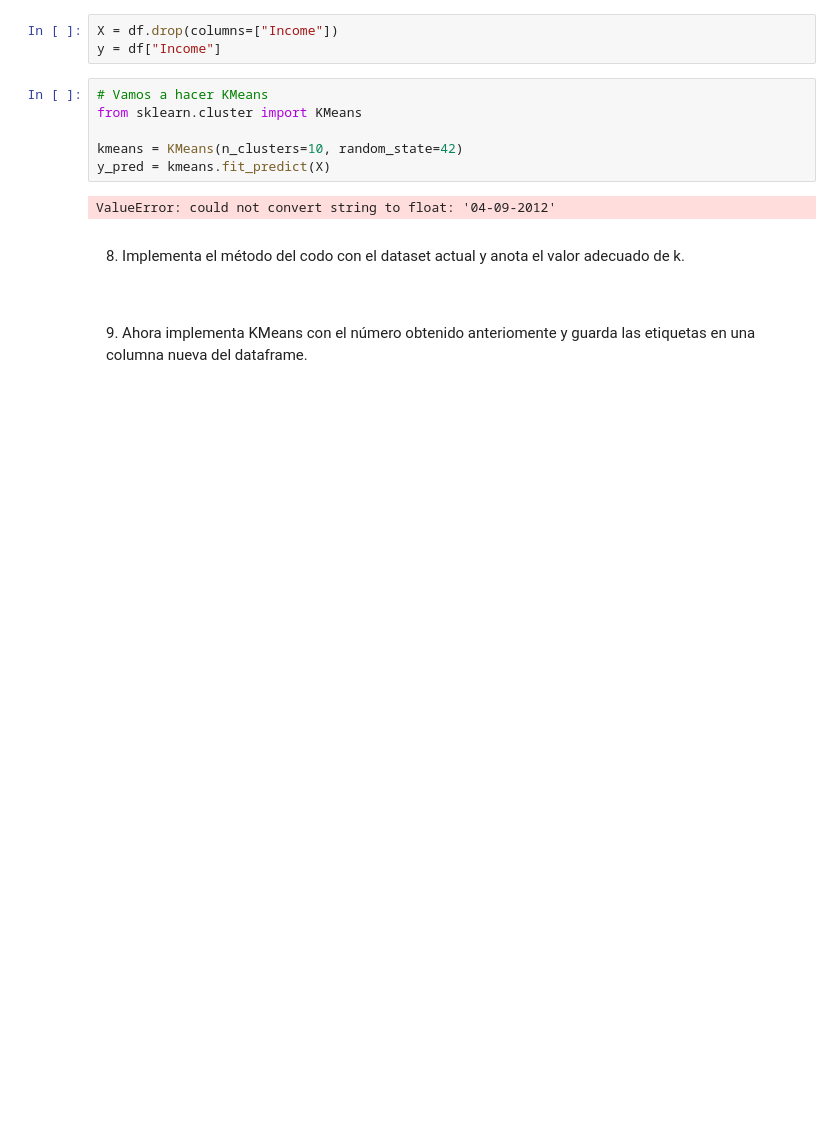
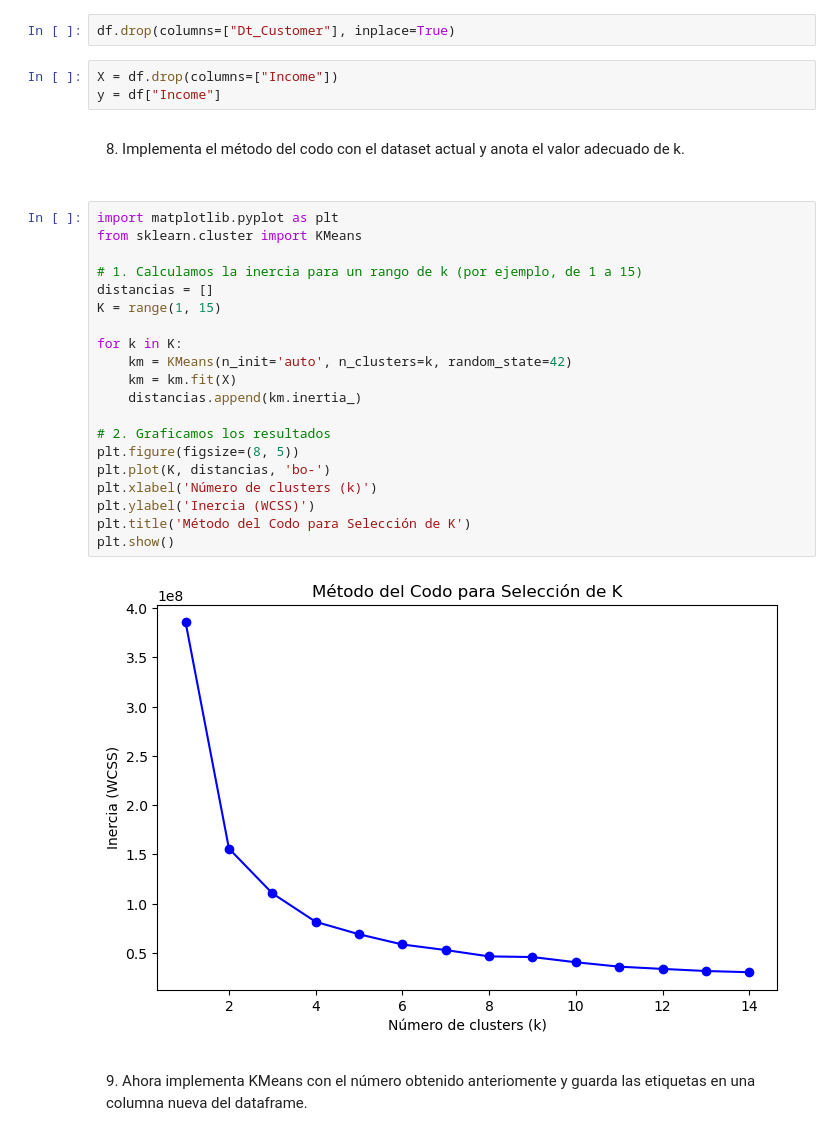
Before and after one commit to carloosfuentes/programacion-ia, a Jupyter notebook: Tema 3/Actividad3_15/Actividad3_15.ipynb, the cells around one changed output. Drawn from its saved outputs; the diff is of its cells as text; blank space fills up the shorter version.

Commit message:
Finalizando Actividad3_15 (KMeans)

```diff
--- a/Tema 3/Actividad3_15/Actividad3_15.ipynb
+++ b/Tema 3/Actividad3_15/Actividad3_15.ipynb
@@ -127,21 +132,37 @@ For example, when doing 'df[col].method(value, inplace=True)', try using 'df.met
         <li>Busca el valor adecuado del "codo".</li>
     </ol>
 </div>
+# %%
+df.drop(columns=["Dt_Customer"], inplace=True)
 # %%
 X = df.drop(columns=["Income"])
 y = df["Income"]
-# %%
-# Vamos a hacer KMeans
-from sklearn.cluster import KMeans
-
-kmeans = KMeans(n_clusters=10, random_state=42)
-y_pred = kmeans.fit_predict(X)
-# %% [output]
-ValueError: could not convert string to float: '04-09-2012'
 # %% [markdown]
 <div style="border-style:groove;border-width:thin;padding:10px">
     <p>8. Implementa el método del codo con el dataset actual y anota el valor adecuado de k.</p>
 </div>
+# %%
+import matplotlib.pyplot as plt
+from sklearn.cluster import KMeans
+
+# 1. Calculamos la inercia para un rango de k (por ejemplo, de 1 a 15)
+distancias = []
+K = range(1, 15)
+
+for k in K:
+    km = KMeans(n_init='auto', n_clusters=k, random_state=42)
+    km = km.fit(X)
+    distancias.append(km.inertia_)
+
+# 2. Graficamos los resultados
+plt.figure(figsize=(8, 5))
+plt.plot(K, distancias, 'bo-')
+plt.xlabel('Número de clusters (k)')
+plt.ylabel('Inercia (WCSS)')
+plt.title('Método del Codo para Selección de K')
+plt.show()
+# %% [output]
+[figure, added]
 # %% [markdown]
 <div style="border-style:groove;border-width:thin;padding:10px">
 9. Ahora implementa KMeans con el número obtenido anteriomente y guarda las etiquetas en una columna nueva del dataframe.
```
Also changed, not shown: parts of 3 cells of this notebook.
